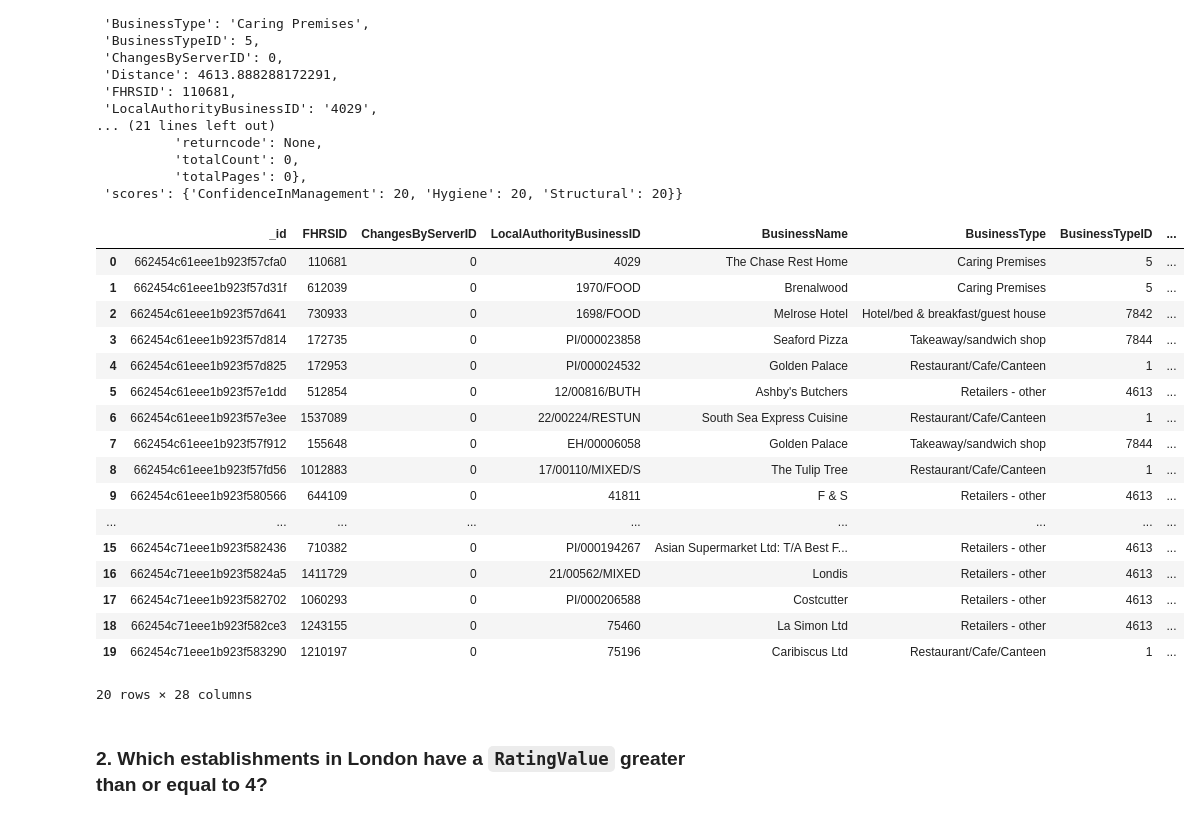
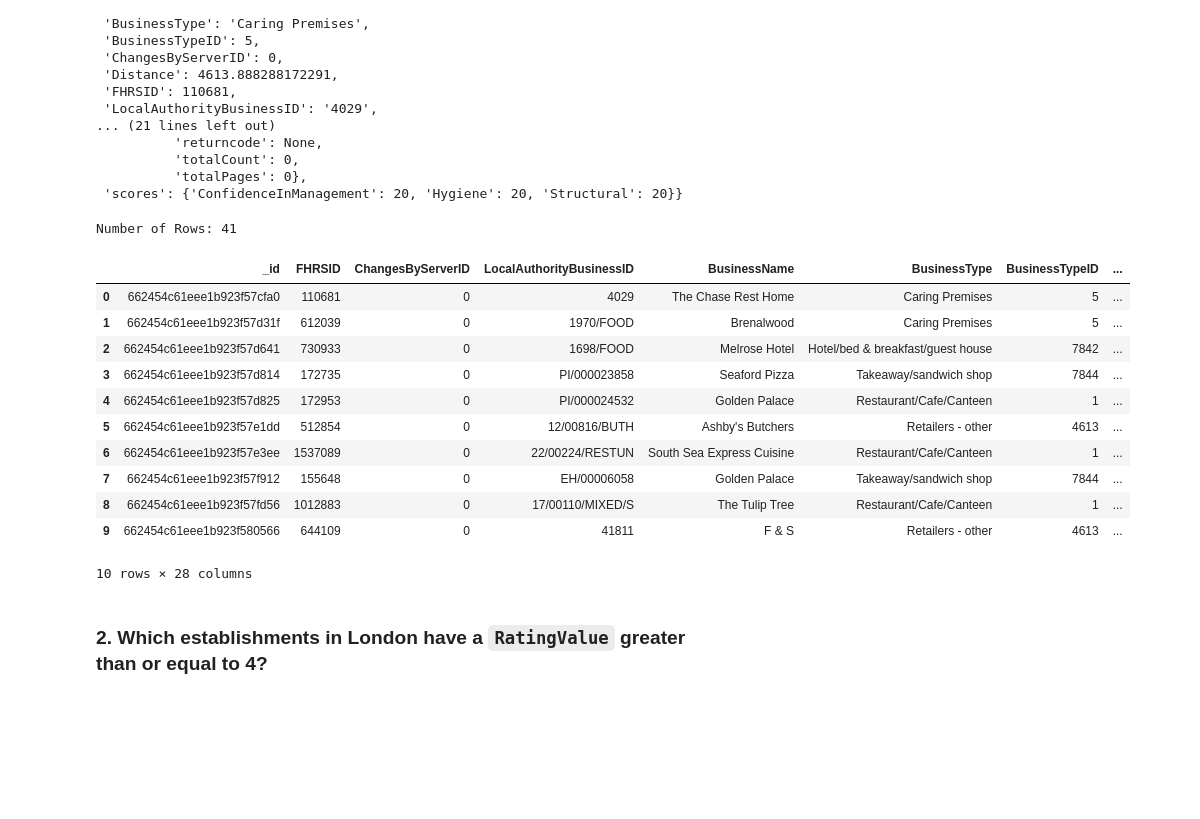
Before and after one commit to AdriannaDJ/nosql_establishment_analysis, a Jupyter notebook: NoSQL_analysis_starter.ipynb, the cells around one changed output. Drawn from its saved outputs; the diff is of its cells as text; code cells hidden in the pictures; blank space fills up the shorter version.

```diff
--- a/NoSQL_analysis_starter.ipynb
+++ b/NoSQL_analysis_starter.ipynb
@@ -79,31 +79,26 @@ pprint(establishments.find_one(query))
 # %%
 # Convert the result to a Pandas DataFrame
 Hygiene_20_pd = pd.DataFrame(establishments.find(query))
 
 # Display the number of rows in the DataFrame
-len(Hygiene_20_pd)
+print(f'Number of Rows: {len(Hygiene_20_pd)}')
 
 # Display the first 10 rows of the DataFrame
-Hygiene_20_pd.head(20)
+Hygiene_20_pd.head(10)
 # %% [output]
+Number of Rows: 41
 |  | _id | FHRSID | ChangesByServerID | LocalAuthorityBusinessID | BusinessName | BusinessType | BusinessTypeID | ... |
 | 0 | 662454c61eee1b923f57cfa0 | 110681 | 0 | 4029 | The Chase Rest Home | Caring Premises | 5 | ... |
 | 1 | 662454c61eee1b923f57d31f | 612039 | 0 | 1970/FOOD | Brenalwood | Caring Premises | 5 | ... |
 | 2 | 662454c61eee1b923f57d641 | 730933 | 0 | 1698/FOOD | Melrose Hotel | Hotel/bed & breakfast/guest house | 7842 | ... |
 | 3 | 662454c61eee1b923f57d814 | 172735 | 0 | PI/000023858 | Seaford Pizza | Takeaway/sandwich shop | 7844 | ... |
 | 4 | 662454c61eee1b923f57d825 | 172953 | 0 | PI/000024532 | Golden Palace | Restaurant/Cafe/Canteen | 1 | ... |
 | 5 | 662454c61eee1b923f57e1dd | 512854 | 0 | 12/00816/BUTH | Ashby's Butchers | Retailers - other | 4613 | ... |
 | 6 | 662454c61eee1b923f57e3ee | 1537089 | 0 | 22/00224/RESTUN | South Sea Express Cuisine | Restaurant/Cafe/Canteen | 1 | ... |
 | 7 | 662454c61eee1b923f57f912 | 155648 | 0 | EH/00006058 | Golden Palace | Takeaway/sandwich shop | 7844 | ... |
 | 8 | 662454c61eee1b923f57fd56 | 1012883 | 0 | 17/00110/MIXED/S | The Tulip Tree | Restaurant/Cafe/Canteen | 1 | ... |
 | 9 | 662454c61eee1b923f580566 | 644109 | 0 | 41811 | F & S | Retailers - other | 4613 | ... |
-| ... | ... | ... | ... | ... | ... | ... | ... | ... |
-| 15 | 662454c71eee1b923f582436 | 710382 | 0 | PI/000194267 | Asian Supermarket Ltd: T/A Best F... | Retailers - other | 4613 | ... |
-| 16 | 662454c71eee1b923f5824a5 | 1411729 | 0 | 21/00562/MIXED | Londis | Retailers - other | 4613 | ... |
-| 17 | 662454c71eee1b923f582702 | 1060293 | 0 | PI/000206588 | Costcutter | Retailers - other | 4613 | ... |
-| 18 | 662454c71eee1b923f582ce3 | 1243155 | 0 | 75460 | La Simon Ltd | Retailers - other | 4613 | ... |
-| 19 | 662454c71eee1b923f583290 | 1210197 | 0 | 75196 | Caribiscus Ltd | Restaurant/Cafe/Canteen | 1 | ... |
-20 rows × 28 columns
+10 rows × 28 columns
 # %% [markdown]
 ### 2. Which establishments in London have a `RatingValue` greater than or equal to 4?
 # %%
```
Also changed, not shown: parts of 8 cells of this notebook.
